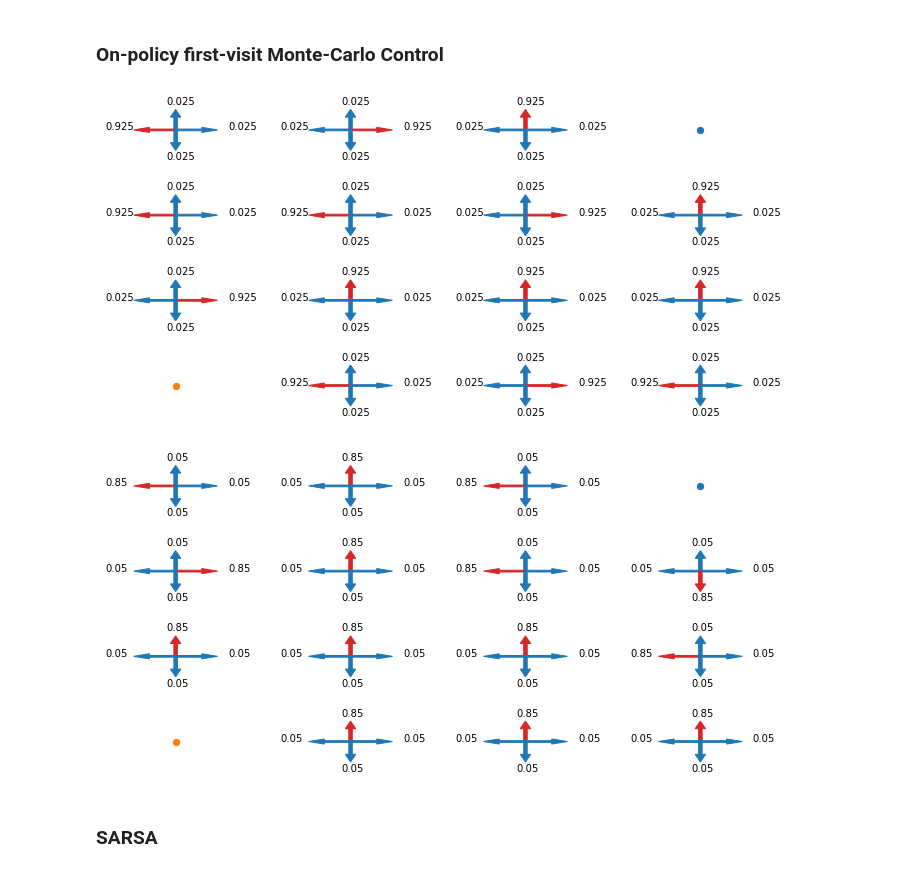
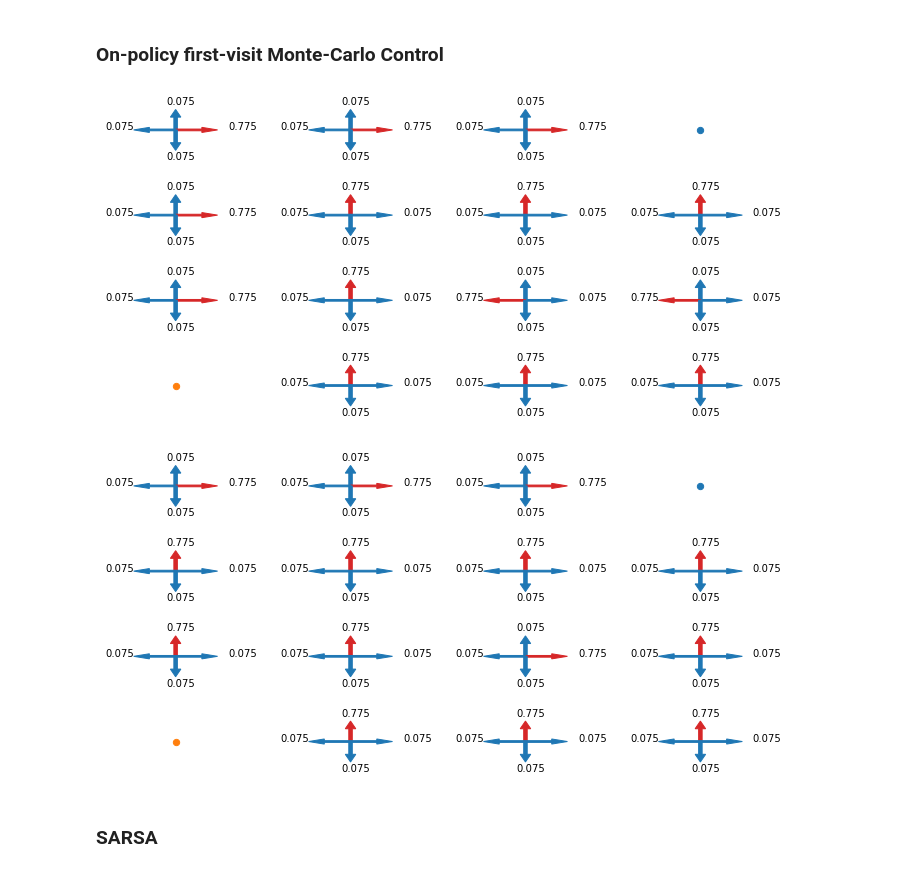
Before and after one commit to StanMey/Adaptive_systems, a Jupyter notebook: assignment2/Model_Free_Control.ipynb, the cells around one changed output. Cells and saved outputs as stored; diff of their text form; code cells hidden in the pictures.

Commit message:
fixed the retrieving off the reward in the generate_episode function

```diff
--- a/assignment2/Model_Free_Control.ipynb
+++ b/assignment2/Model_Free_Control.ipynb
@@ -51,20 +51,24 @@ def generate_episode(env: Maze, q_table, epsilon: float):
 
         # get the next action
         action = epsilon_greedy_step(q_table, pos, epsilon)
+        next_actions = env.get_next_action_positions(pos)
 
-        reward = env.R[action]
+        # get the reward of the state where the action leads to
+        reward = env.R[next_actions[action]]
+
+        # save the current step
         steps.append((pos, action, reward))
 
         # update the pos to the taken action
-        next_actions = env.get_next_action_positions(pos)
         pos = next_actions[action]
 
     # save the latest pos with all extra data
     steps.append((pos, (), 0))
+    # print(steps)
     return steps
 # %%
 def on_policy_fv_mc_control(env: Maze, actions: List[str], discount: float = 0.9,
-                            epsilon: float = 0.2, n_episodes: int = 1000):
+                            epsilon: float = 0.3, n_episodes: int = 10000):
     """"""
     # set up the qtable and the state-action returns
     policy_Q = defaultdict(lambda: np.zeros(len(actions)))
@@ -101,15 +105,15 @@ def on_policy_fv_mc_control(env: Maze, actions: List[str], discount: float = 0.9
 # %%
 actions = ["up", "right", "left", "down"]
 
-Q1 = on_policy_fv_mc_control(maze, actions, discount=1.0, epsilon=0.1)
+Q1 = on_policy_fv_mc_control(maze, actions, discount=1.0)
 show_policy(maze, Q1)
 # %% [output]
-[figure, old version]
+[figure, new version]
 # %%
 Q1 = on_policy_fv_mc_control(maze, actions, discount=0.9)
 show_policy(maze, Q1)
 # %% [output]
-[figure, old version]
+[figure, new version]
 # %% [markdown]
 ### SARSA
 # %%
```
Also changed, not shown: parts of 6 cells of this notebook.
